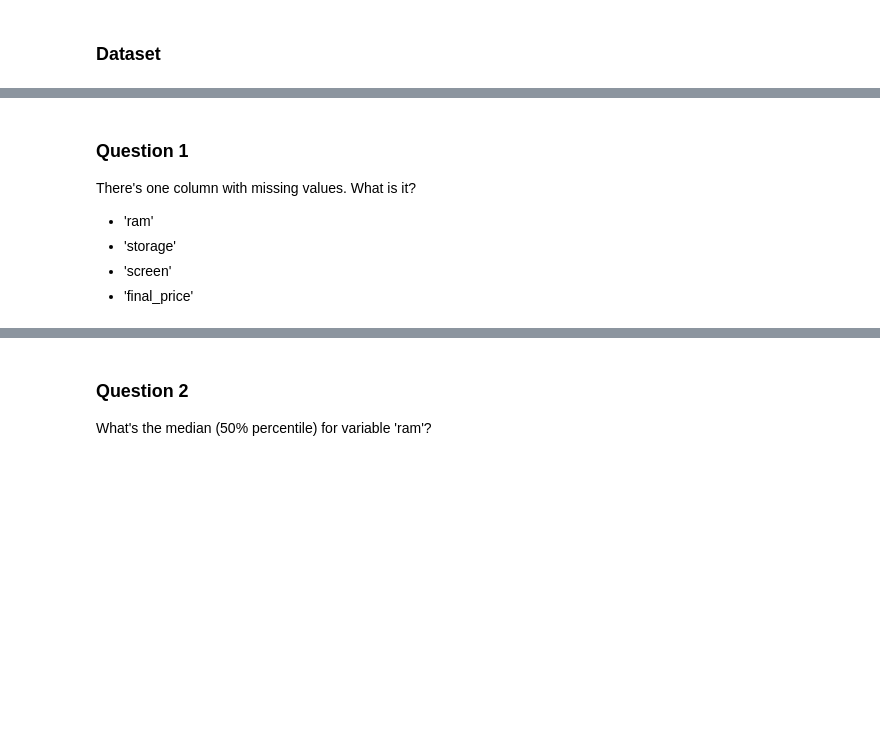
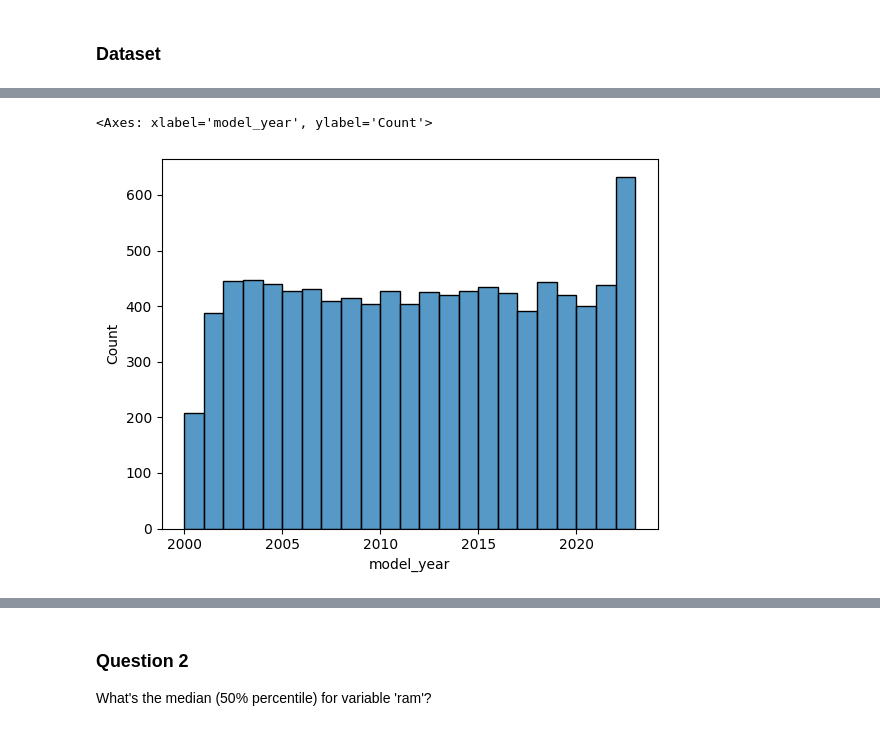
Before and after one commit to ArkadiyShuvaev/machine-learning-zoomcamp, a Jupyter notebook: src/02-regression/02-hw.ipynb, the cells around one changed output, grey strips where cells are left out. Cells and saved outputs as stored; diff of their text form; code cells hidden in the pictures; blank space fills up the shorter version.

```diff
--- a/src/02-regression/02-hw.ipynb
+++ b/src/02-regression/02-hw.ipynb
@@ -46,8 +42,6 @@ final_price     float64
 dtype: object
-# %% [markdown]
-### Question 1
-There's one column with missing values. What is it?
-- 'ram'
-- 'storage'
-- 'screen'
-- 'final_price'
+# %%
+sns.histplot(df["model_year"])
+# %% [output]
+<Axes: xlabel='model_year', ylabel='Count'>
+[figure, added]
```
Also changed, not shown: parts of 14 cells of this notebook, 2 other files.
